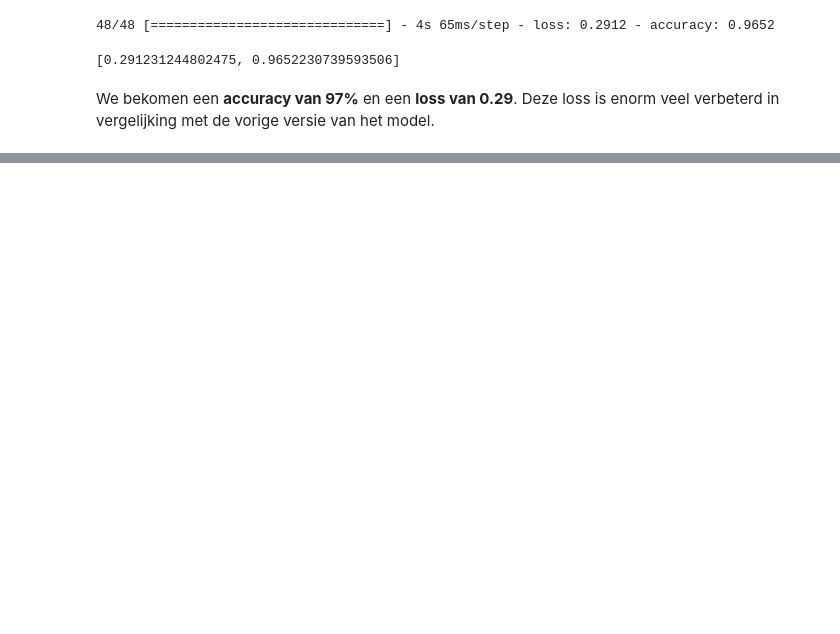
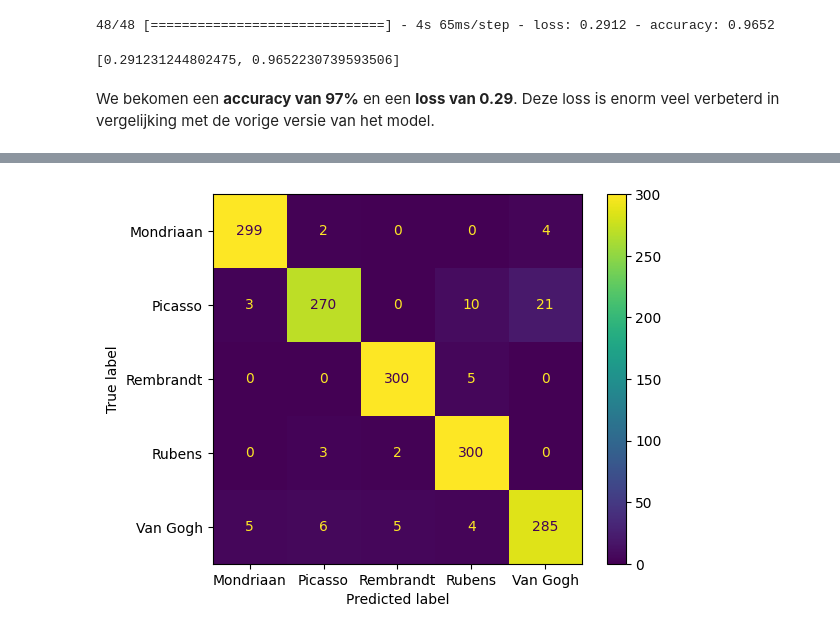
Before and after one commit to MichelDekiere/Opdracht-schilders, a Jupyter notebook: 4. Eigen Modellen/4.2 CNN met transfer learning/opstellen transfer learning model.ipynb, the cells around one changed output, grey strips where cells are left out. Cells and saved outputs as stored; diff of their text form; code cells hidden in the pictures; blank space fills up the shorter version.

```diff
--- a/4. Eigen Modellen/4.2 CNN met transfer learning/opstellen transfer learning model.ipynb
+++ b/4. Eigen Modellen/4.2 CNN met transfer learning/opstellen transfer learning model.ipynb
@@ -328,0 +378,6 @@ We bekomen een **accuracy van 97%** en een **loss van 0.29**. Deze loss is enorm
+# %%
+model = keras.models.load_model("ResNet_data_augmentation_retrainable_convbase_6_layers.keras")
+cm = confusion_matrix(y_true=test_labels, y_pred=np.argmax(model.predict(test_data), axis=-1))
+ConfusionMatrixDisplay(cm, display_labels=classes).plot()
+plt.show()
+# %% [output]
@@ -328,0 +385 @@ We bekomen een **accuracy van 97%** en een **loss van 0.29**. Deze loss is enorm
+[figure, added]
```
Also changed, not shown: parts of 8 cells of this notebook.
